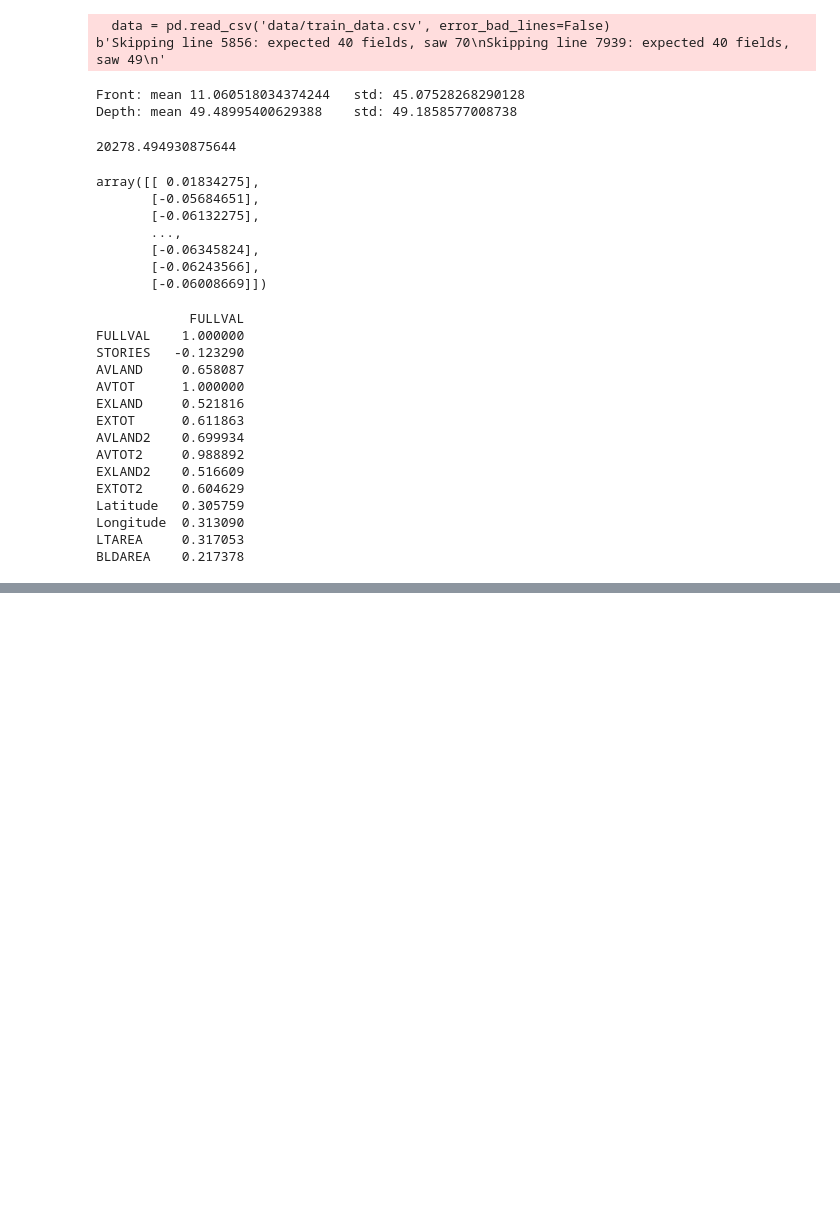
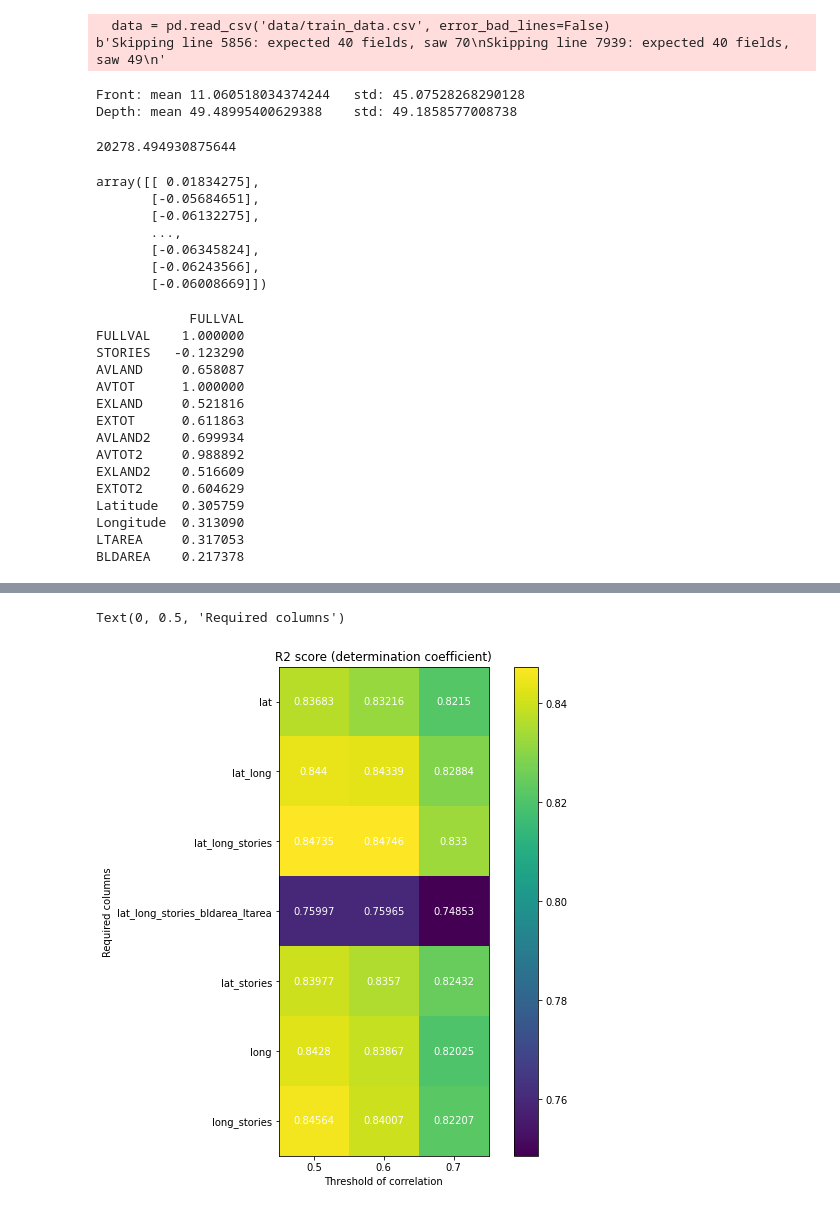
Before and after one commit to mpfmorawski/technopol-ai, a Jupyter notebook: adam-notebook.ipynb, the cells around one changed output, grey strips where cells are left out. Cells and saved outputs as stored; diff of their text form; code cells hidden in the pictures; blank space fills up the shorter version.

```diff
--- a/adam-notebook.ipynb
+++ b/adam-notebook.ipynb
@@ -143,0 +263,21 @@ Name: AVLAND2, Length: 11946, dtype: float64
+# %%
+# selected
+fig, ax = plt.subplots(figsize=(9, 9))
+im = ax.imshow(r2_res_arr[:, 2:])
+
+cbar = ax.figure.colorbar(im, ax=ax)
+
+ax.set_xticks(np.arange(len(threshs[2:])), labels=threshs[2:])
+ax.set_yticks(np.arange(len(cols_names)), labels=cols_names)
+
+for i in range(len(cols_names)):
+    for j in range(len(threshs[2:])):
+        text = ax.text(j, i, round(r2_res_arr[i, j+2], 5),
+                       ha="center", va="center", color="w")
+
+ax.set_title('R2 score (determination coefficient)')
+ax.set_xlabel('Threshold of correlation')
+ax.set_ylabel('Required columns')
+# %% [output]
+Text(0, 0.5, 'Required columns')
+[figure, added]
```
Also changed, not shown: parts of 13 cells of this notebook, 6 other files.
